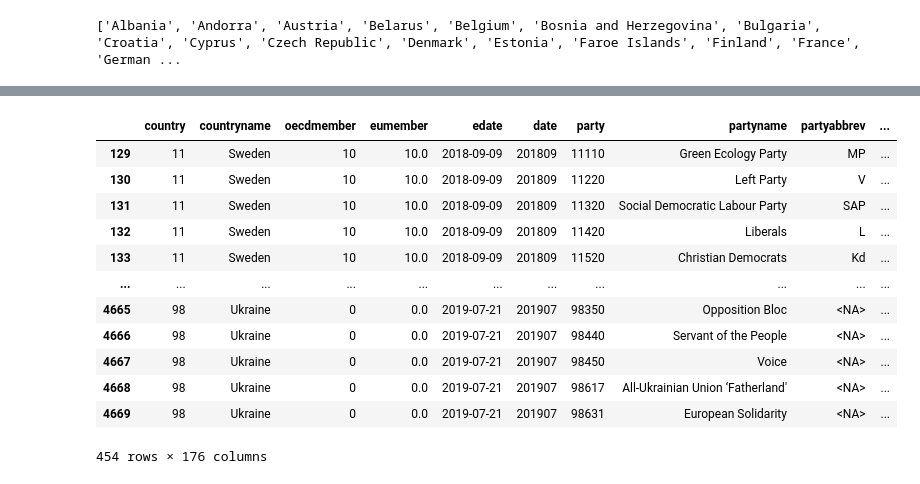
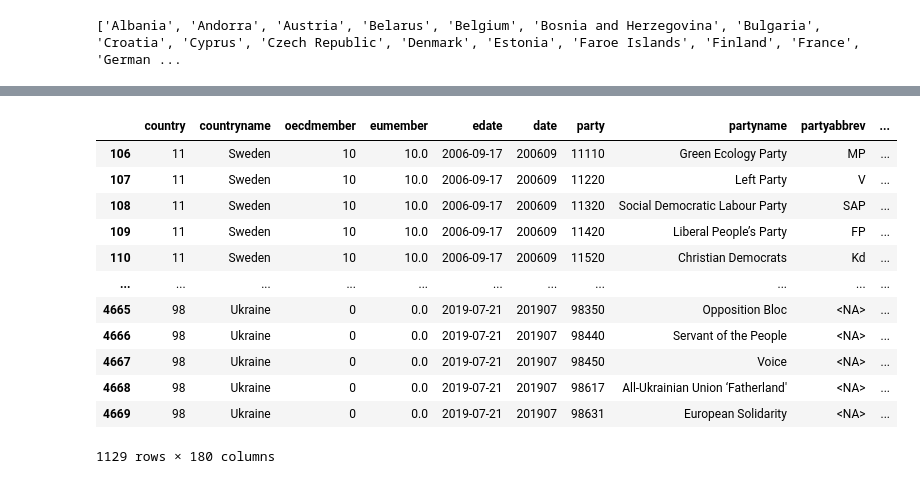
Before and after one commit to sebastian-graeff/MaifestoGroup, a Jupyter notebook: data_cleaning.ipynb, the cells around one changed output, grey strips where cells are left out. Cells and saved outputs as stored; diff of their text form; code cells hidden in the pictures.

```diff
--- a/data_cleaning.ipynb
+++ b/data_cleaning.ipynb
@@ -181,0 +82,2 @@ df_2015.to_csv("CLEAN_DATA/2015_manifesto_gini.csv")
+# %%
+df = pd.merge(df, df_dem_level, on=['countryname', 'year'], how='left')
@@ -181,0 +88,2 @@ df_2015.to_csv("CLEAN_DATA/2015_manifesto_gini.csv")
+# %%
+df_gni = df_gni[['Country Name', 'Time', 'GNI (current US$) [NY.GNP.MKTP.CD]']]
@@ -181,0 +92,2 @@ df_2015.to_csv("CLEAN_DATA/2015_manifesto_gini.csv")
+# %%
+df_gni.rename(columns={'Country Name': 'countryname', 'Time': 'year', 'GNI (current US$) [NY.GNP.MKTP.CD]': 'GNI'}, inplace=True)
@@ -182 +96,3 @@ df_2015.to_csv("CLEAN_DATA/2015_manifesto_gini.csv")
+# %%
+df = pd.merge(df, df_gni, on=['countryname', 'year'], how='left')
 # %% [markdown]
@@ -239,24 +163,24 @@ europe_2015_df.to_csv("CLEAN_DATA/Europe_2015_manifesto_gini.csv")
 # %%
-# Filter rows where the year is 2015 - 2020, saving in new dataframe
-df_2015_2020 = df[(df['edate'].dt.year >= 2015) & (df['edate'].dt.year <= 2020)]
+# Filter rows where the year is 2015 - 2020, saving in new dataframe for chunk selection for the survey
+df_2015_2020 = df[(df['edate'].dt.year >= 2005) & (df['edate'].dt.year <= 2020)]
 
 # Filter European countries
 europe_2015_2020_df = df_2015_2020[df_2015_2020['countryname'].isin(europe_countries)]
 display(europe_2015_2020_df)
 # %% [output]
 |  | country | countryname | oecdmember | eumember | edate | date | party | partyname | partyabbrev | ... |
-| 129 | 11 | Sweden | 10 | 10.0 | 2018-09-09 | 201809 | 11110 | Green Ecology Party | MP | ... |
-| 130 | 11 | Sweden | 10 | 10.0 | 2018-09-09 | 201809 | 11220 | Left Party | V | ... |
-| 131 | 11 | Sweden | 10 | 10.0 | 2018-09-09 | 201809 | 11320 | Social Democratic Labour Party | SAP | ... |
-| 132 | 11 | Sweden | 10 | 10.0 | 2018-09-09 | 201809 | 11420 | Liberals | L | ... |
-| 133 | 11 | Sweden | 10 | 10.0 | 2018-09-09 | 201809 | 11520 | Christian Democrats | Kd | ... |
+| 106 | 11 | Sweden | 10 | 10.0 | 2006-09-17 | 200609 | 11110 | Green Ecology Party | MP | ... |
+| 107 | 11 | Sweden | 10 | 10.0 | 2006-09-17 | 200609 | 11220 | Left Party | V | ... |
+| 108 | 11 | Sweden | 10 | 10.0 | 2006-09-17 | 200609 | 11320 | Social Democratic Labour Party | SAP | ... |
+| 109 | 11 | Sweden | 10 | 10.0 | 2006-09-17 | 200609 | 11420 | Liberal People’s Party | FP | ... |
+| 110 | 11 | Sweden | 10 | 10.0 | 2006-09-17 | 200609 | 11520 | Christian Democrats | Kd | ... |
 | ... | ... | ... | ... | ... | ... | ... | ... | ... | ... | ... |
 | 4665 | 98 | Ukraine | 0 | 0.0 | 2019-07-21 | 201907 | 98350 | Opposition Bloc | <NA> | ... |
 | 4666 | 98 | Ukraine | 0 | 0.0 | 2019-07-21 | 201907 | 98440 | Servant of the People | <NA> | ... |
 | 4667 | 98 | Ukraine | 0 | 0.0 | 2019-07-21 | 201907 | 98450 | Voice | <NA> | ... |
 | 4668 | 98 | Ukraine | 0 | 0.0 | 2019-07-21 | 201907 | 98617 | All-Ukrainian Union ‘Fatherland' | <NA> | ... |
 | 4669 | 98 | Ukraine | 0 | 0.0 | 2019-07-21 | 201907 | 98631 | European Solidarity | <NA> | ... |
-454 rows × 176 columns
+1129 rows × 180 columns
 # %%
 # Manifesto selection for survey
 survey = europe_2015_2020_df.sample(n=10, random_state=8)
```
Also changed, not shown: parts of 53 cells of this notebook, 22 other files.
